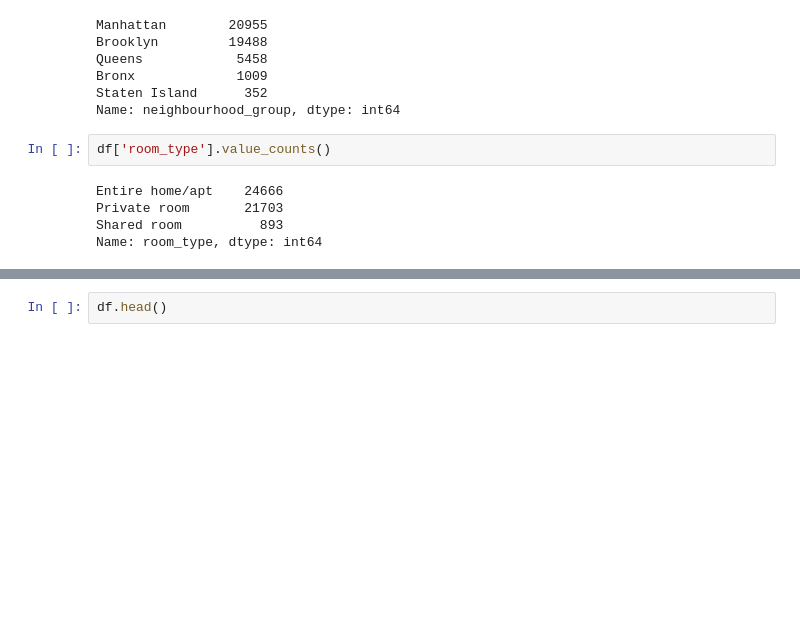
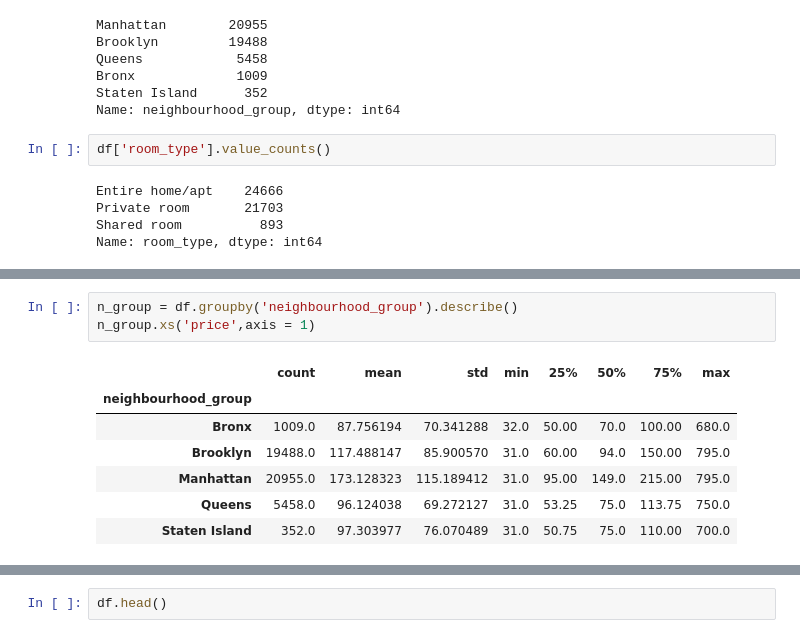
Before and after one commit to Ensemble-learning-project/Ensemble-learning, a Jupyter notebook: Price_prediction.ipynb, the cells around one changed output, grey strips where cells are left out. Saved outputs shown, nothing was run; the diff lists cells and outputs as text; blank space fills up the shorter version.

```diff
--- a/Price_prediction.ipynb
+++ b/Price_prediction.ipynb
@@ -314,0 +354,11 @@ sns.boxplot(data=df, x='room_type', y='price')
+# %%
+n_group = df.groupby('neighbourhood_group').describe()
+n_group.xs('price',axis = 1)
+# %% [output]
+|  | count | mean | std | min | 25% | 50% | 75% | max |
+| neighbourhood_group |  |  |  |  |  |  |  |  |
+| Bronx | 1009.0 | 87.756194 | 70.341288 | 32.0 | 50.00 | 70.0 | 100.00 | 680.0 |
+| Brooklyn | 19488.0 | 117.488147 | 85.900570 | 31.0 | 60.00 | 94.0 | 150.00 | 795.0 |
+| Manhattan | 20955.0 | 173.128323 | 115.189412 | 31.0 | 95.00 | 149.0 | 215.00 | 795.0 |
+| Queens | 5458.0 | 96.124038 | 69.272127 | 31.0 | 53.25 | 75.0 | 113.75 | 750.0 |
+| Staten Island | 352.0 | 97.303977 | 76.070489 | 31.0 | 50.75 | 75.0 | 110.00 | 700.0 |
```
Also changed, not shown: parts of 46 cells of this notebook, 1 other file.
